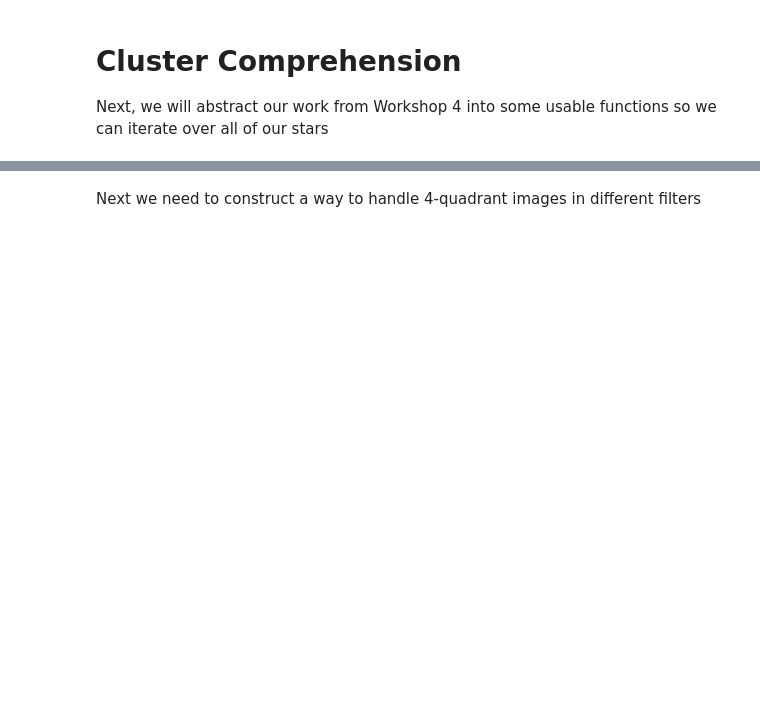
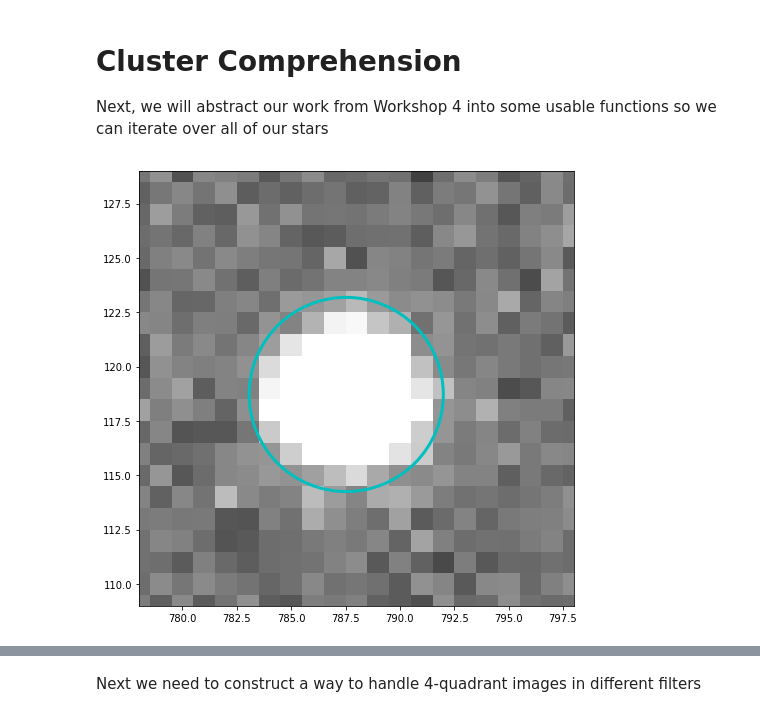
Before and after one commit to thyme4soup/A100HRDiagrams, a Jupyter notebook: HR Diagram Derivation.ipynb, the cells around one changed output, grey strips where cells are left out. Cells and saved outputs as stored; diff of their text form; code cells hidden in the pictures; blank space fills up the shorter version.

Commit message:
need to line up apertures now

```diff
--- a/HR Diagram Derivation.ipynb
+++ b/HR Diagram Derivation.ipynb
@@ -203,55 +221,80 @@ Next, we will abstract our work from Workshop 4 into some usable functions so we
 # %%
 '''
 get_mag(img, rect):
 
 Extracts a magnitude, but may return None if the star is determined to be oversaturated
 Additionally, we may detect if our aperture incorrectly contains more than 1 star/source.
 '''
 
-def get_mag(img, rect):
-
+def get_mag(img, rect, zmag=30, graph=False):
+    scidata = img.data
     cropped_data = scidata[rect[1]:rect[3],rect[0]:rect[2]]
 
     # Construct the Model
     starmodel = models.Gaussian2D(amplitude=10000.0, x_mean=10.0, y_mean=10.0, x_stddev=1.0, y_stddev=1.0)
     const     = models.Const2D(amplitude=20000.0)
     fullmodel = starmodel + const
 
     # We need a grid over which to fit the model
     y, x = np.mgrid[:20, :20]
 
     try:
         # Fit the data
         fitter          = fitting.LevMarLSQFitter()
         bestfit         = fitter(fullmodel, x, y, cropped_data)
         resulting_model = bestfit(x,y)
+
+        # Get the median
+        _, median_model, _ = astats.sigma_clipped_stats(resulting_model, sigma=3.0, maxiters=5)
+        sigma  = (bestfit.x_stddev_0.value + bestfit.y_stddev_0.value) / 2
+        FWHM   = (2 * (2 * np.log10(2)) ** (1/2)) * sigma
+        scale  = 0.774
+        seeing = FWHM * scale
+
+        xcenter       = rect[0] + bestfit.x_mean_0.value
+        ycenter       = rect[1] + bestfit.y_mean_0.value
+        aperture_size = 2.5 * FWHM
+
+        # Define an Aperture
+        position = (xcenter, ycenter)
+        aperture = CircularAperture(position, r=aperture_size)
+
+        if graph:
+            # Plot the aperture
+            plt.figure(figsize=(8,8))
+            plt.imshow(scidata, vmin=median_model-6.0*std, vmax=median_model+6.0*std, cmap='gray', interpolation='none')
+            aperture.plot(color='c', lw=3)
+
+            #zoom in on region where star is
+            plt.xlim(rect[0],rect[2])
+            plt.ylim(rect[1],rect[3])
+            plt.show()
+
+            print("A = "       + str(bestfit.amplitude_0.value))
+            print("x = "       + str(bestfit.x_mean_0.value   ))
+            print("y = "       + str(bestfit.y_mean_0.value   ))
+            print("x_sigma = " + str(bestfit.x_stddev_0.value ))
+            print("y_sigma = " + str(bestfit.y_stddev_0.value ))
+            print("C = "       + str(bestfit.amplitude_1.value))
+
+        #if bestfit.x_stddev_0.value <= 0.1 or bestfit.y_stddev_0.value <= 0.1:
+        #    raise Exception('Anomalous Gaussian!')
+
+        result   = aperture_photometry(scidata, aperture)
+        msky     = bestfit.amplitude_1.value
+        zmag     = 30
+        exp_time = 5
+
+        flux = result['aperture_sum'] - (np.pi * (aperture_size/2) ** 2) * msky
+        mag  = zmag - 2.5 * np.log10(flux) + 2.5 * np.log10(exp_time)
+
     except:
         return None
 
-    # Get the median
-    _, median_model, _ = astats.sigma_clipped_stats(resulting_model, sigma=3.0, maxiters=5)
-    sigma  = (bestfit.x_stddev_0.value + bestfit.y_stddev_0.value) / 2
-    FWHM   = (2 * (2 * np.log(2)) ** (1/2)) * sigma
-    scale  = 0.774
-    seeing = FWHM * scale
+    if mag[0] > zmag or mag[0] < 5:
+        return None
+    return (mag[0], img, rect)
 
-    xcenter       = rect[0] + bestfit.x_mean_0.value
-    ycenter       = rect[1] + bestfit.y_mean_0.value
-    aperture_size = 2.5 * FWHM
-
-    # Define an Aperture
-    position = (xcenter, ycenter)
-    aperture = CircularAperture(position, r=aperture_size)
-
-    result   = aperture_photometry(scidata, aperture)
-    msky     = bestfit.amplitude_1.value
-    zmag     = 30
-    exp_time = hdulist[0].header['EXPTIME']
-
-    flux = result['aperture_sum'] - (np.pi * (aperture_size/2) ** 2) * msky
-    mag  = zmag - 2.5 * np.log10(flux) + 2.5 * np.log10(exp_time)
-
-    return round(mag[0], 4)
-
-print(get_mag(imlist[1], rects[31]))
+print(get_mag(imlist[1], rects[29], graph=True))
 # %% [output]
+[figure, added]
```
Also changed, not shown: parts of 14 cells of this notebook.
